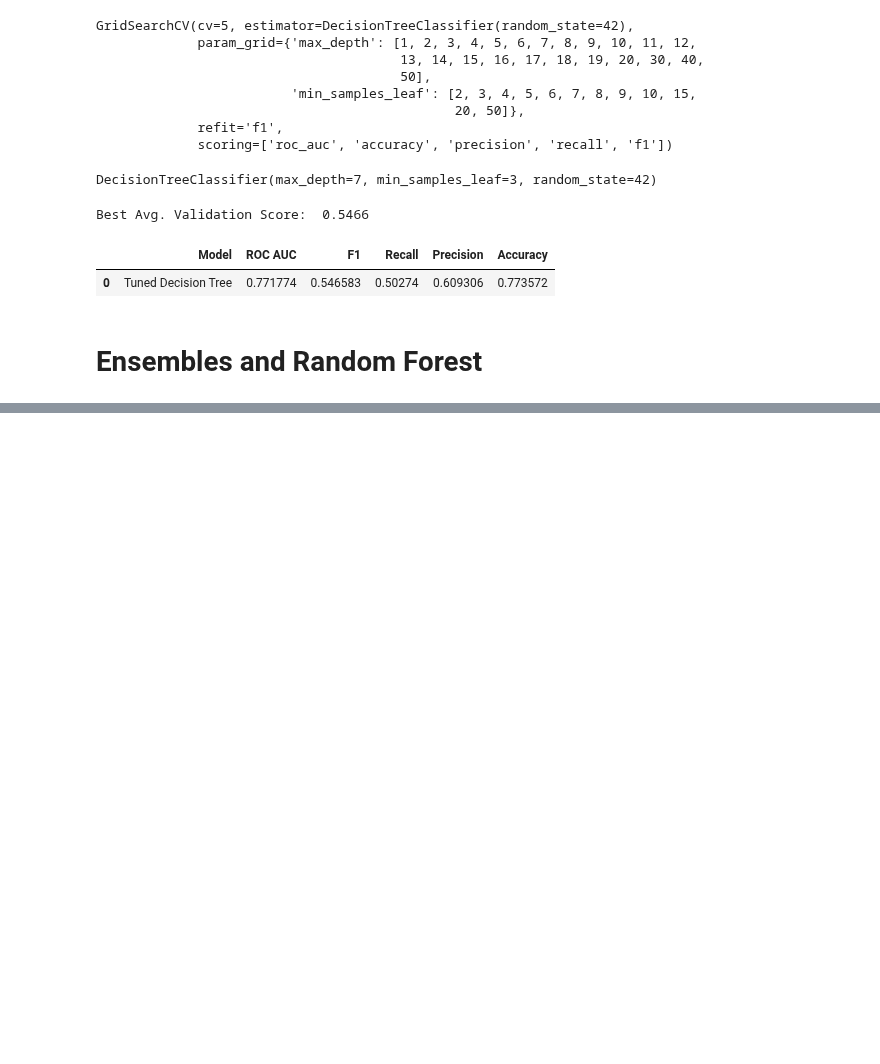
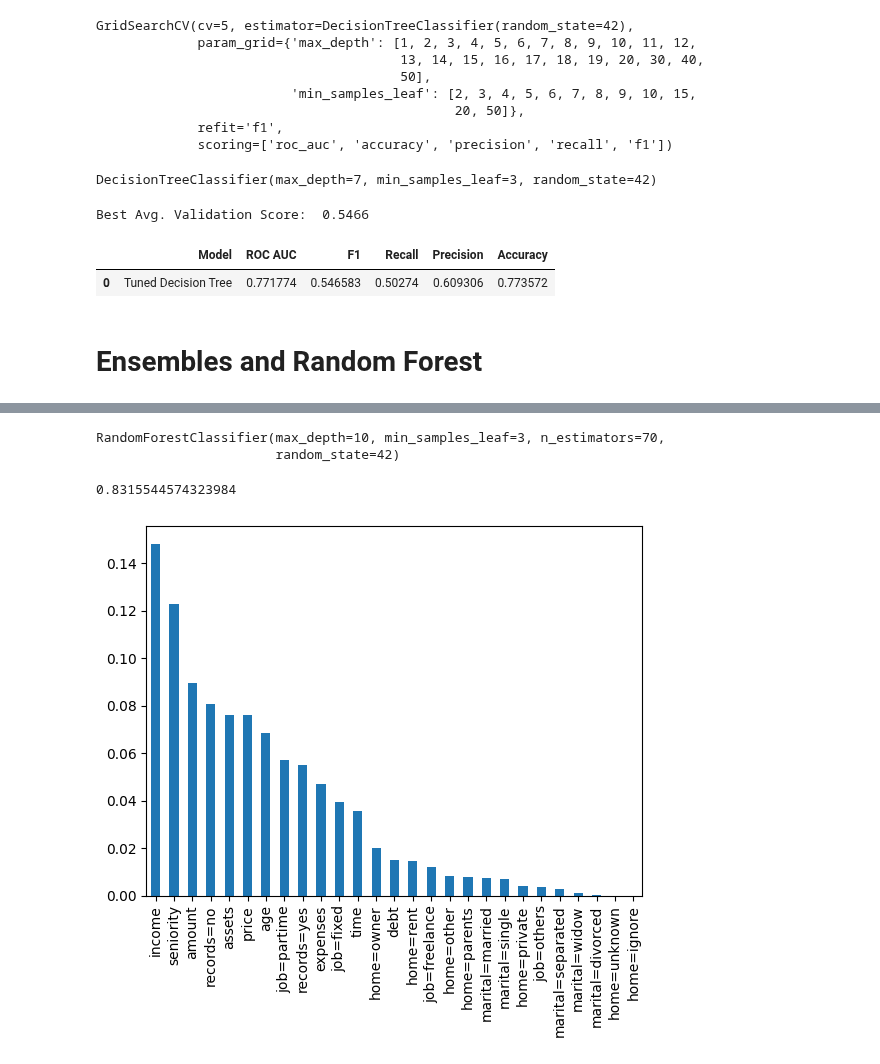
Before and after one commit to a-kravets/Data-Analytics-Projects, a Jupyter notebook: Credit Risk Scoring/credit_risk_scoring.ipynb, the cells around one changed output, grey strips where cells are left out. Saved outputs shown, nothing was run; the diff lists cells and outputs as text; code cells hidden in the pictures; blank space fills up the shorter version.

Commit message:
adding rf feature importance

```diff
--- a/Credit Risk Scoring/credit_risk_scoring.ipynb
+++ b/Credit Risk Scoring/credit_risk_scoring.ipynb
@@ -784,0 +765,31 @@ auc
+# %%
+# training the best model
+
+rf = RandomForestClassifier(n_estimators=70,
+                            max_depth=10,
+                            min_samples_leaf=3,
+                            random_state=42)
+rf.fit(X_train, y_train)
+# %% [output]
+RandomForestClassifier(max_depth=10, min_samples_leaf=3, n_estimators=70,
+                       random_state=42)
+# %%
+# checking
+
+y_pred = rf.predict_proba(X_val)[:, 1]
+auc = roc_auc_score(y_val, y_pred)
+
+auc
+# %% [output]
+0.8315544574323984
+# %%
+# calculating feature importance from training dataset
+
+importances = rf.feature_importances_
+
+forest_importances = pd.Series(importances, index=dv.get_feature_names_out().tolist()).sort_values(ascending=False)
+
+fig, ax = plt.subplots()
+forest_importances.plot.bar(ax=ax);
+# %% [output]
+[figure, added]
```
Also changed, not shown: parts of 36 cells of this notebook.
